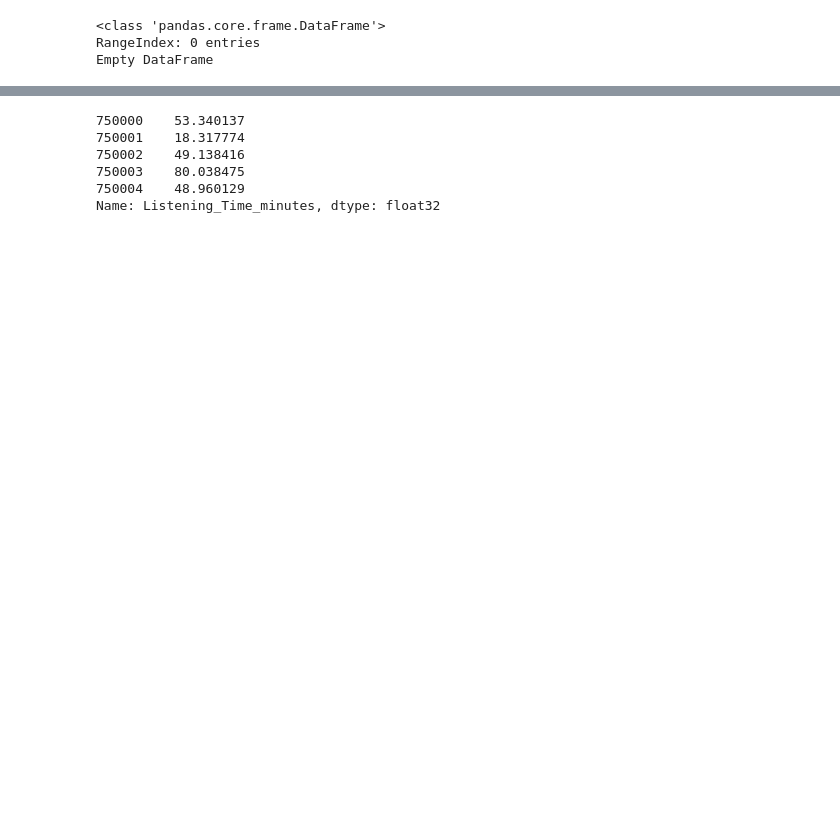
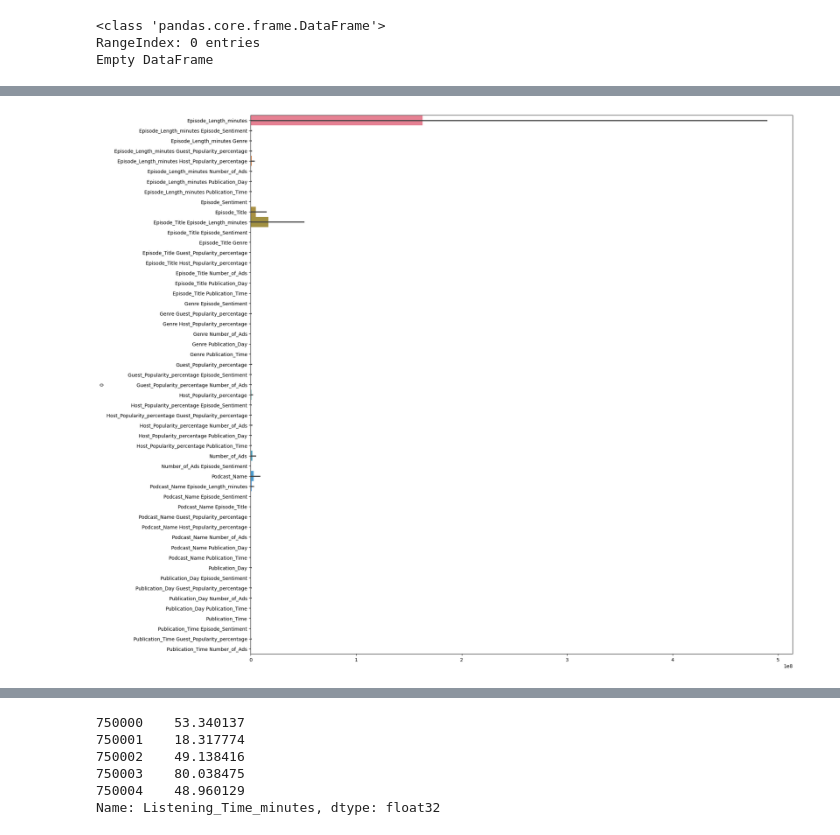
Before and after one commit to evan-il/playground-s5e4, a Jupyter notebook: no_scale.ipynb, the cells around one changed output, grey strips where cells are left out. Saved outputs shown, nothing was run; the diff lists cells and outputs as text; code cells hidden in the pictures; blank space fills up the shorter version.

Commit message:
plotting features

```diff
--- a/no_scale.ipynb
+++ b/no_scale.ipynb
@@ -113,7 +138,7 @@ for c in categories:
     x[c] = x[c].astype('category')
     test[c] = test[c].astype('category')
 # %%
-K = 100
+K = 3
 kf = KFold(K, shuffle=True, random_state=55)
 # %%
 pred = pd.DataFrame()
@@ -129,5 +154,10 @@ for train_idx, val_idx in kf.split(x,y):
     model = xgb.XGBRegressor(objective='reg:squarederror', eval_metric = 'rmse', enable_categorical = True, device = 'cuda', tree_method="hist")#, min_child_weight=4)
     model.fit(x_t, y_t, eval_set=[(x_v,y_v)])
     pred = pd.concat([pd.DataFrame(model.predict(test)), pred], axis=1)
-    #xgb.plot_importance(model.get_booster().get_score(importance_type='weight'), show_values=True)
+    weight = model.get_booster().get_score(importance_type='weight')
+    gain = model.get_booster().get_score(importance_type='total_gain')
+    fi_dict = {'x': x.columns, 'importance': model.feature_importances_}
+    fi_df = pd.DataFrame(fi_dict).sort_values(by='x')
+    weight = pd.DataFrame(sorted(weight.items()))
+    gain = pd.DataFrame(sorted(gain.items()))
 # %% [output]
@@ -150,0 +210,3 @@ for train_idx, val_idx in kf.split(x,y):
+# %%
+fi_df.drop([3,12], inplace=True)
+fi_df['x'].info()
@@ -150,0 +222,2 @@ for train_idx, val_idx in kf.split(x,y):
+# %%
+bars = pd.DataFrame(np.vstack([weight[1], gain[1], fi_df['importance']]), columns = gain[0])
@@ -151,3 +232,14 @@ for train_idx, val_idx in kf.split(x,y):
+# %%
+fig, ax = plt.subplots(figsize=(20,20))
+#ax.barh(fi_df['x'], fi_df['importance'])
+#ax.barh(weight[0], weight[1])
+#ax.barh(gain[0], gain[1])
+#ax.stackplot(gain[0],bars)
+
+ax = sns.barplot(data=bars, orient='y', legend='auto', width=1)
+plt.show()
+# %% [output]
+[figure, added]
 # %%
 pred.reset_index(drop=True, inplace=True)
 pred.index += 750000
```
Also changed, not shown: parts of 12 cells of this notebook, 1 other file.
